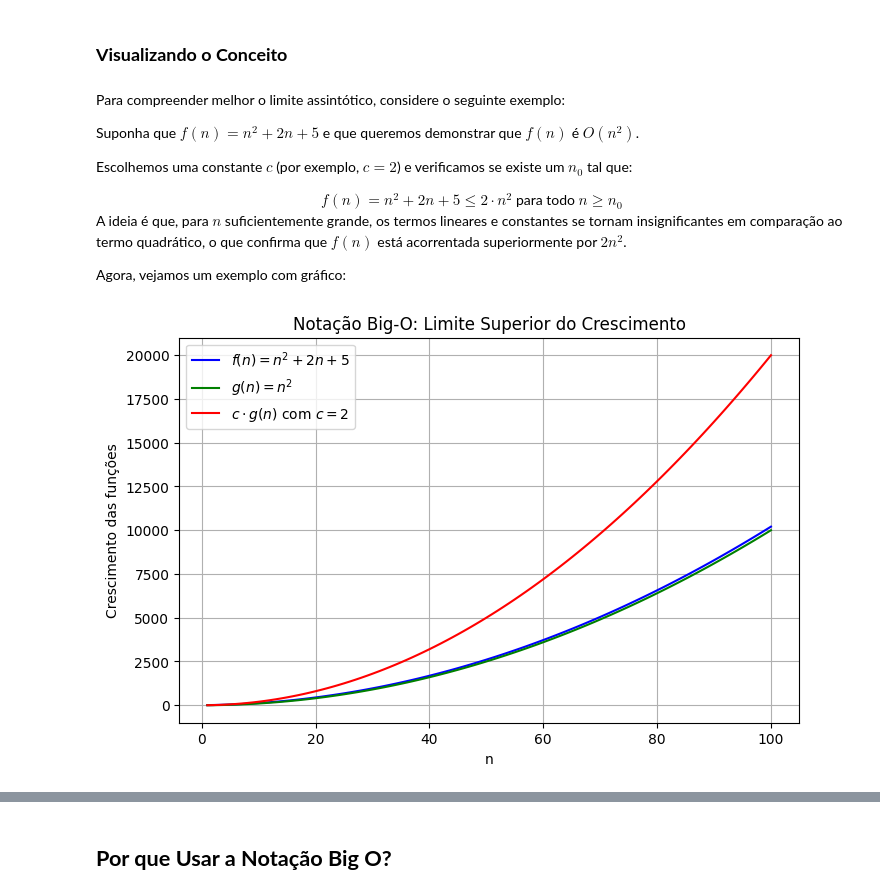
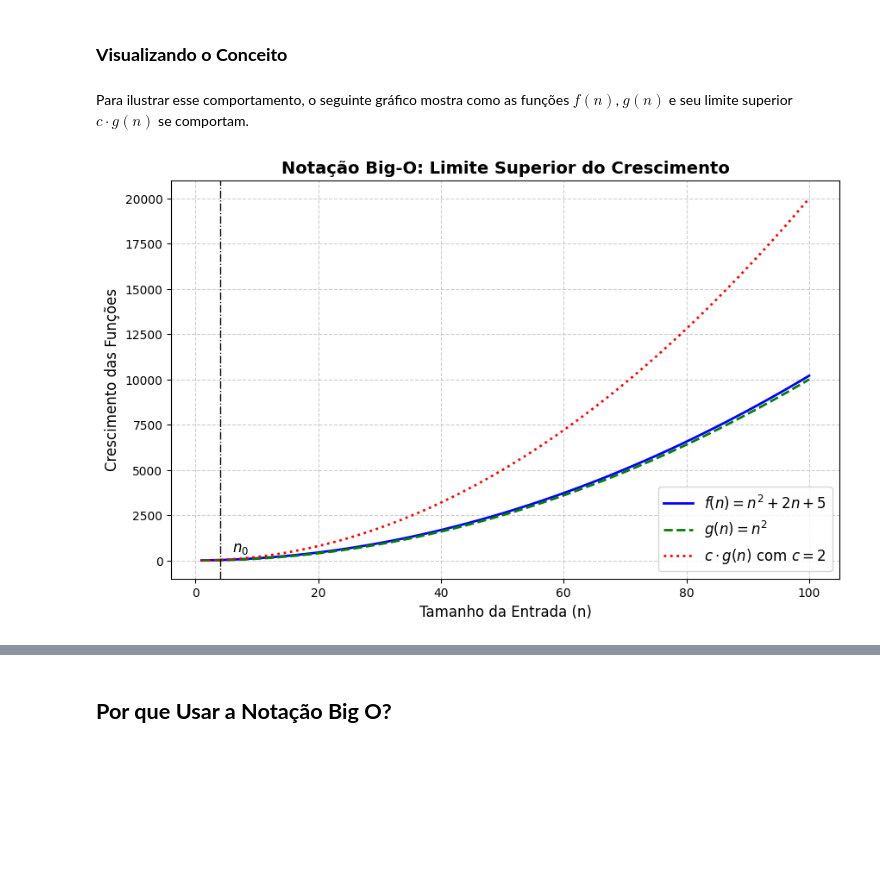
Before and after one commit to tiagopessoalima/ED2, a Jupyter notebook: Aula_Semana_01_(ED2).ipynb, the cells around one changed output, grey strips where cells are left out. Cells and saved outputs as stored; diff of their text form; code cells hidden in the pictures; blank space fills up the shorter version.

```diff
--- a/Aula_Semana_01_(ED2).ipynb
+++ b/Aula_Semana_01_(ED2).ipynb
@@ -69,44 +106,39 @@ Como $n$ deve ser positivo, escolhemos $n_0 = 4$, pois a desigualdade se mantém
 # %% [markdown]
 ### **Visualizando o Conceito**
-# %% [markdown]
-Para compreender melhor o limite assintótico, considere o seguinte exemplo:
-
-Suponha que $f(n)=n^2+2n+5$ e que queremos demonstrar que $f(n)$ é $O(n^2)$.
-
-Escolhemos uma constante $c$ (por exemplo, $c = 2$) e verificamos se existe um $n_0$ tal que:
-
-<center> $f(n)=n^2+2n+5 \leq 2 \cdot n^2 $ para todo $n \geq n_0$ </center>
-
-A ideia é que, para $n$ suficientemente grande, os termos lineares e constantes se tornam insignificantes em comparação ao termo quadrático, o que confirma que $f(n)$ está acorrentada superiormente por $2n^2$.
-
-Agora, vejamos um exemplo com gráfico:
+# %% [markdown]
+Para ilustrar esse comportamento, o seguinte gráfico mostra como as funções $f(n)$, $g(n)$ e seu limite superior $c \cdot g(n)$ se comportam.
 # %%
 import numpy as np
 import matplotlib.pyplot as plt
 
 # Definição das funções
 n = np.linspace(1, 100, 100)
 f_n = n**2 + 2*n + 5  # Exemplo de f(n)
 g_n = n**2            # Exemplo de g(n)
 
 # Escolhendo uma constante c para satisfazer O(g(n))
 c = 2
 upper_bound = c * g_n
 
 # Criando o gráfico
-plt.figure(figsize=(8, 5))
-plt.plot(n, f_n, label=r'$f(n) = n^2 + 2n + 5$', color='blue')
-plt.plot(n, g_n, label=r'$g(n) = n^2$', color='green')
-plt.plot(n, upper_bound, label=r'$c \cdot g(n)$ com $c=2$', color='red')
+plt.figure(figsize=(10, 6))
+plt.plot(n, f_n, label=r'$f(n) = n^2 + 2n + 5$', color='blue', linewidth=2)
+plt.plot(n, g_n, label=r'$g(n) = n^2$', color='green', linestyle='dashed', linewidth=2)
+plt.plot(n, upper_bound, label=r'$c \cdot g(n)$ com $c=2$', color='red', linestyle='dotted', linewidth=2)
 
 # Adicionando detalhes ao gráfico
-plt.xlabel('n')
-plt.ylabel('Crescimento das funções')
-plt.title('Notação Big-O: Limite Superior do Crescimento')
-plt.legend()
-plt.grid(True)
+plt.xlabel('Tamanho da Entrada (n)', fontsize=12)
+plt.ylabel('Crescimento das Funções', fontsize=12)
+plt.title('Notação Big-O: Limite Superior do Crescimento', fontsize=14, fontweight='bold')
+plt.legend(fontsize=12)
+plt.grid(True, linestyle='--', alpha=0.6)
+
+# Adicionando anotação para destacar n_0
+n_0 = 4
+plt.axvline(x=n_0, color='black', linestyle='dashdot', linewidth=1)
+plt.text(n_0 + 2, 500, r'$n_0$', fontsize=12, color='black')
 
 # Exibir o gráfico
 plt.show()
 # %% [output]
-[figure, old version]
+[figure, new version]
```
Also changed, not shown: parts of 39 cells of this notebook.
